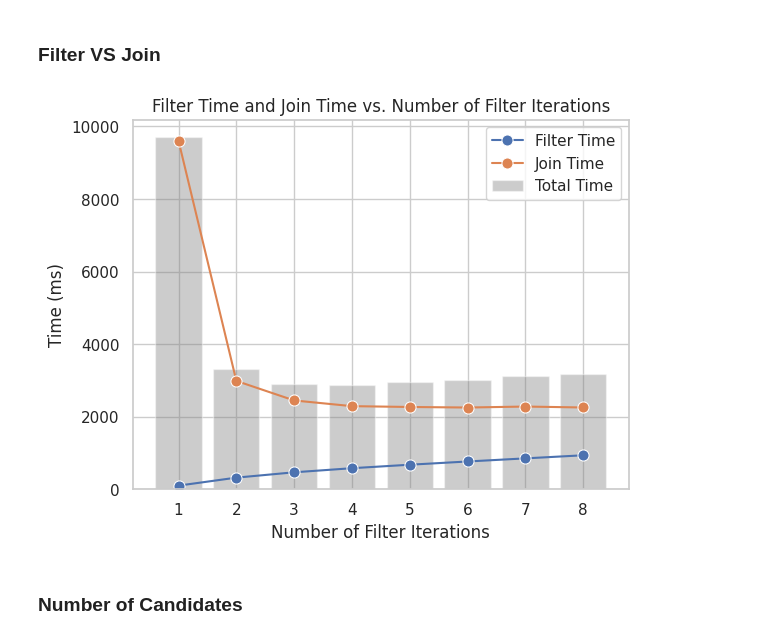
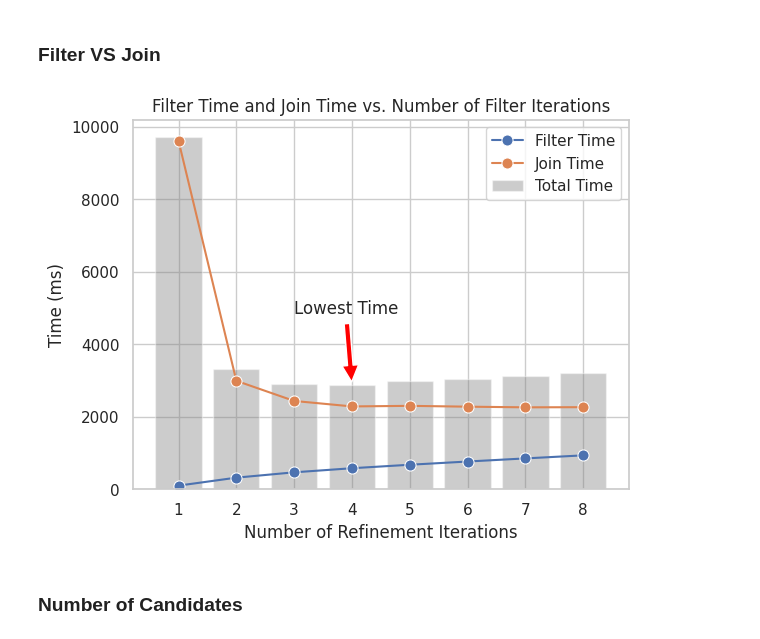
Before and after one commit to antonio-decaro/SIGMo, a Jupyter notebook: 4_produce_plot.ipynb, the cells around one changed output. Saved outputs shown, nothing was run; the diff lists cells and outputs as text; code cells hidden in the pictures.

```diff
--- a/4_produce_plot.ipynb
+++ b/4_produce_plot.ipynb
@@ -192,35 +192,43 @@ join_time = [result.join_gpu_time for result in results]
 # Create a DataFrame
 iterations = list(range(1, len(filter_time) + 1))
 data = pd.DataFrame({
     'Iterations': iterations,
     'Filter Time': filter_time,
     'Join Time': join_time
 })
 
 # Calculate total time
 data['Total Time'] = data['Filter Time'] + data['Join Time']
 
 # Melt the DataFrame to long format
 data_melted = data.melt(id_vars='Iterations', value_vars=['Filter Time', 'Join Time'], var_name='Type', value_name='Time')
 
 # Create the line plot
 sns.lineplot(data=data_melted, x='Iterations', y='Time', hue='Type', marker='o', markersize=8)
 
 # Add the total time bars
 plt.bar(data['Iterations'], data['Total Time'], color='gray', alpha=0.4, label='Total Time')
 
 # Add labels and title
-plt.xlabel('Number of Filter Iterations')
+plt.xlabel('Number of Refinement Iterations')
 plt.ylabel('Time (ms)')
 plt.title('Filter Time and Join Time vs. Number of Filter Iterations')
+
+# get the lowest bar and add a label to mark that is the lowest, add also an arrow
+lowest_bar = min(data['Total Time'])
+plt.annotate('Lowest Time', xy=(data['Iterations'][data['Total Time'].idxmin()], lowest_bar),
+             xytext=(data['Iterations'][data['Total Time'].idxmin()] - 1, lowest_bar + 2000),
+             arrowprops=dict(facecolor='red', shrink=0.05))
+
 
 # Add legend
 plt.legend()
 
 # Show the plot
+plt.savefig('./out/plots/filter_join_time.pdf')
 plt.show()
 # %% [output]
-[figure, old version]
+[figure, new version]
 # %% [markdown]
 ### Number of Candidates
 # %%
```
Also changed, not shown: parts of 1 cell of this notebook, 1 other file.
